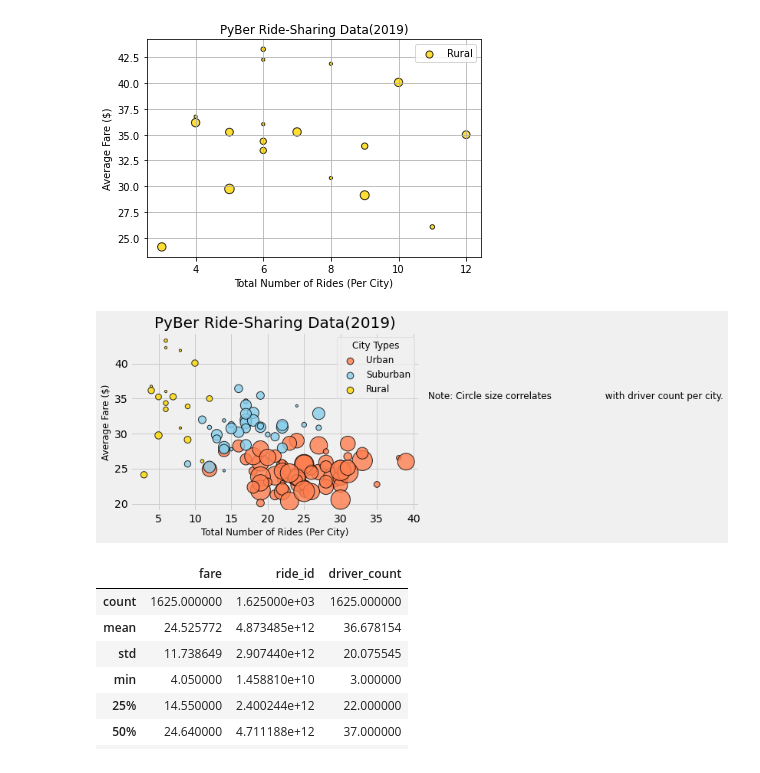
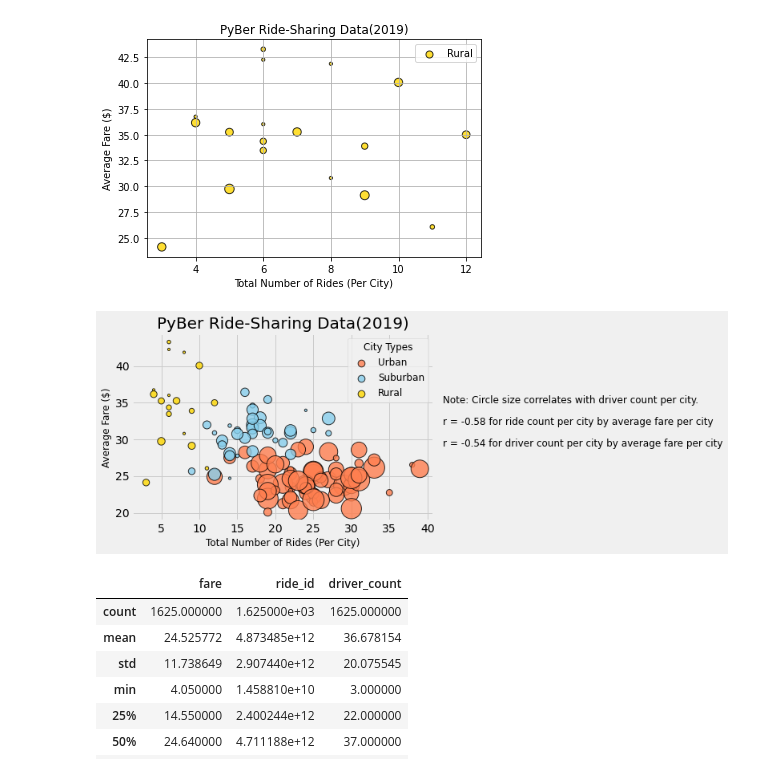
Before and after one commit to Mots94/PyBer_Analysis, a Jupyter notebook: PyBer.ipynb, the cells around one changed output. Drawn from its saved outputs; the diff is of its cells as text; code cells hidden in the pictures.

```diff
--- a/PyBer.ipynb
+++ b/PyBer.ipynb
@@ -303,36 +332,36 @@ ax.scatter(suburban_ride_count, suburban_avg_fare,
         linewidths=1,
         alpha=0.8,
         label='Suburban')
 
 ax.scatter(rural_ride_count, rural_avg_fare,
         s=rural_avg_drivers * 10,
         c='gold',
         edgecolors='black',
         linewidths=1,
         alpha=0.8,
         label='Rural')
 
 # Provide context with a chart title and axes labels
 ax.set_title('PyBer Ride-Sharing Data(2019)', fontsize=20)
 ax.set_xlabel('Total Number of Rides (Per City)', fontsize=12)
 ax.set_ylabel('Average Fare ($)', fontsize=12)
 plt.grid(True)
 
 # Add in the legend for bubble color identification
 lgnd = plt.legend(fontsize='12', mode='Expanded',
             scatterpoints=1, loc='best', title='City Types')
 
 lgnd.legendHandles[0]._sizes = [75]
 lgnd.legendHandles[1]._sizes = [75]
 lgnd.legendHandles[2]._sizes = [75]
 lgnd.get_title().set_fontsize(12)
 
 plt.text(42, 35, 'Note: Circle size correlates with driver count per city.', fontsize='12')
-
-
+plt.text(42, 32, 'r = -0.58 for ride count per city by average fare per city', fontsize='12')
+plt.text(42, 29, 'r = -0.54 for driver count per city by average fare per city', fontsize='12')
 plt.show()
 # %% [output]
-[figure, old version]
+[figure, new version]
 # %%
 urban_cities_df.describe()
 # %% [output]
```
Also changed, not shown: parts of 10 cells of this notebook.
